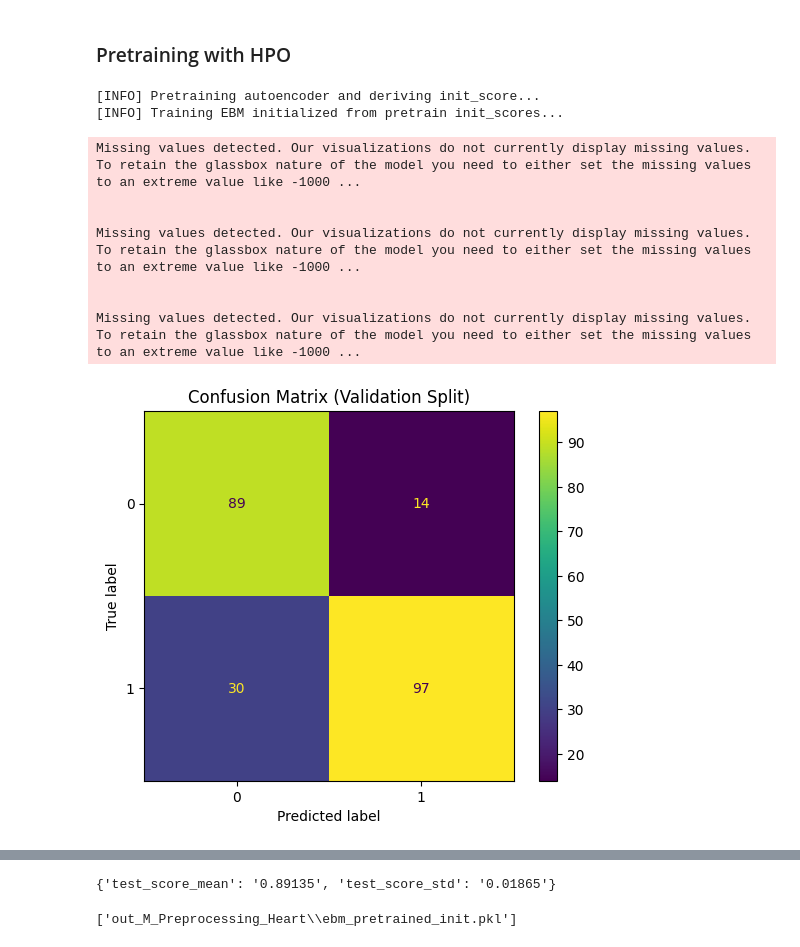
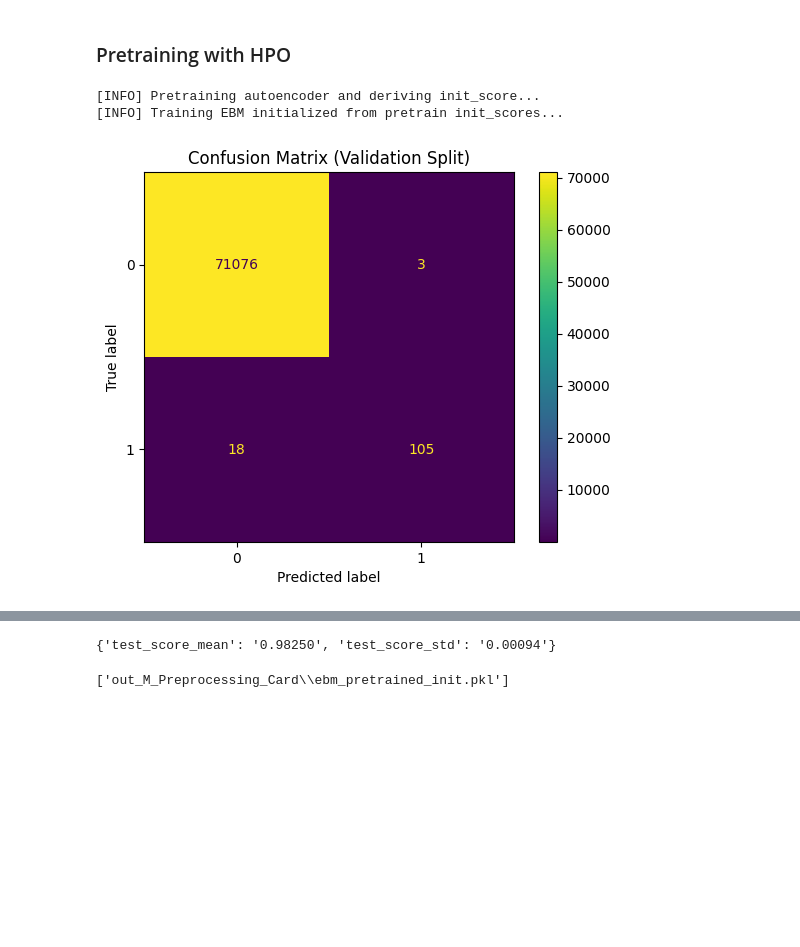
Before and after one commit to Isara-Li/COLLAB003-EBM-Interpretability, a Jupyter notebook: CreditCard/M_Preporcessing.ipynb, the cells around one changed output, grey strips where cells are left out. Saved outputs shown, nothing was run; the diff lists cells and outputs as text; code cells hidden in the pictures; blank space fills up the shorter version.

```diff
--- a/CreditCard/M_Preporcessing.ipynb
+++ b/CreditCard/M_Preporcessing.ipynb
@@ -365,7 +365,7 @@ def preprocessor_with_encoding(X: pd.DataFrame):
 
     return preproc
 # %%
-def get_heart_data_with_split():
+def get_card_data_with_split():
     os.makedirs(output_dir, exist_ok=True)
     print(f'[INFO] Loading {dataset} dataset ...')
     X_df, y = DATASET_LOADERS[dataset]()
@@ -383,5 +383,5 @@ def get_heart_data_with_split():
 
     return X_train, y_train,  X_val, y_val,  X_test, y_test, X_all
 # %%
-X_train, y_train,  X_val, y_val, X_test, y_test, X_all = get_heart_data_with_split()
+X_train, y_train,  X_val, y_val, X_test, y_test, X_all = get_card_data_with_split()
 # %% [output]
@@ -511,34 +504,27 @@ Missing values detected. Our visualizations do not currently display missing val
 # %%
 print('[INFO] Pretraining autoencoder and deriving init_score...')
 # Use all X_train + X_val + X_test as unlabeled pool for pretraining; use small labeled subset for classifier on latent.
 X_unlabeled = X_all  # full data for self-supervision (practical choice)
 # small labeled subset (simulate cold-start)
 small_idx = np.random.choice(range(len(X_train)), size=int(0.2 * len(X_train)), replace=False)
 X_small_labeled = X_train[small_idx]
 y_small = y_train[small_idx]
 init_scores_full, ae_model, small_clf = pretrain_autoencoder_get_init_scores(
     X_unlabeled, X_small_labeled, y_small, epochs=20, batch_size=256, latent_dim=32)
 # Train EBM with init_score (init_score accepts per-sample scores)
 # NOTE: InterpretML expects init_score to be either per-sample score array or a model that produces scores.
 
-ebm_params = {'learning_rate': 0.006358358856676255, 'max_bins': 381, 'max_leaves': 3, 'max_rounds': 1942, 'interactions': 9, 'outer_bags': 10, 'inner_bags': 1, 'greedy_ratio': 3.6680901970686763, "random_state": 1337,"n_jobs": -1}
+ebm_params = {'learning_rate': 0.0023345864076016252, 'max_bins': 416, 'max_leaves': 14, 'max_rounds': 1053, 'interactions': 6, 'outer_bags': 5, 'inner_bags': 5, 'greedy_ratio': 3.4104824737458306, "random_state": 1337,"n_jobs": -1}
 
 
 print('[INFO] Training EBM initialized from pretrain init_scores...')
 trained_model, record= train_baseline_ebm_with_vis_init(X_all, y, init_score=init_scores_full,params=ebm_params)
 print(record)
 joblib.dump(trained_model, os.path.join(output_dir, 'ebm_pretrained_init.pkl'))
 # %% [output]
 [INFO] Pretraining autoencoder and deriving init_score...
 [INFO] Training EBM initialized from pretrain init_scores...
-Missing values detected. Our visualizations do not currently display missing values. To retain the glassbox nature of the model you need to either set the missing values to an extreme value like -1000 ...
-
-
-Missing values detected. Our visualizations do not currently display missing values. To retain the glassbox nature of the model you need to either set the missing values to an extreme value like -1000 ...
-
-
-Missing values detected. Our visualizations do not currently display missing values. To retain the glassbox nature of the model you need to either set the missing values to an extreme value like -1000 ...
-[figure, old version]
+[figure, new version]
 [interactive output not drawn]
+{'test_score_mean': '0.98250', 'test_score_std': '0.00094'}
-{'test_score_mean': '0.89135', 'test_score_std': '0.01865'}
+['out_M_Preprocessing_Card\\ebm_pretrained_init.pkl']
-['out_M_Preprocessing_Heart\\ebm_pretrained_init.pkl']
```
Also changed, not shown: parts of 2 cells of this notebook, 1 other file.
